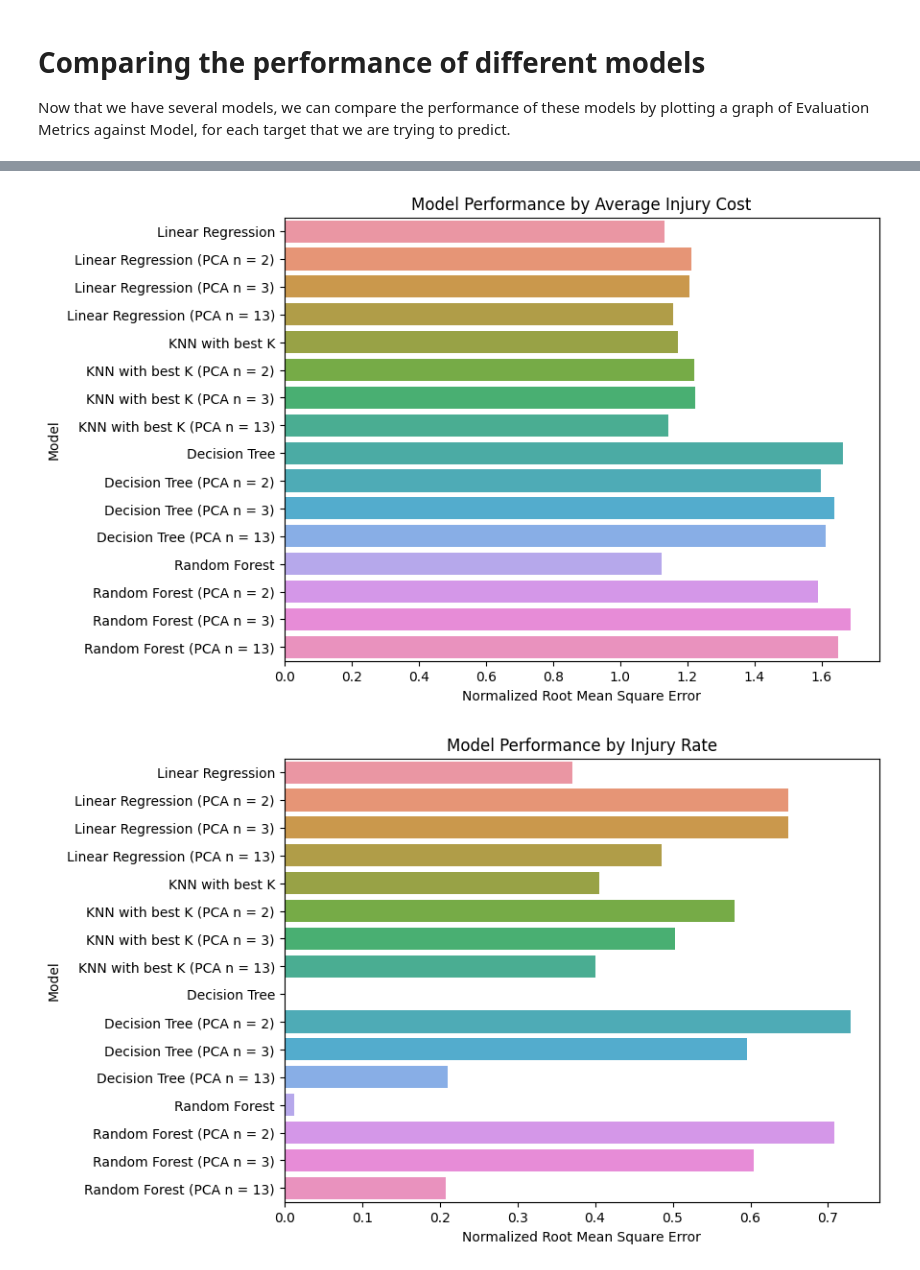
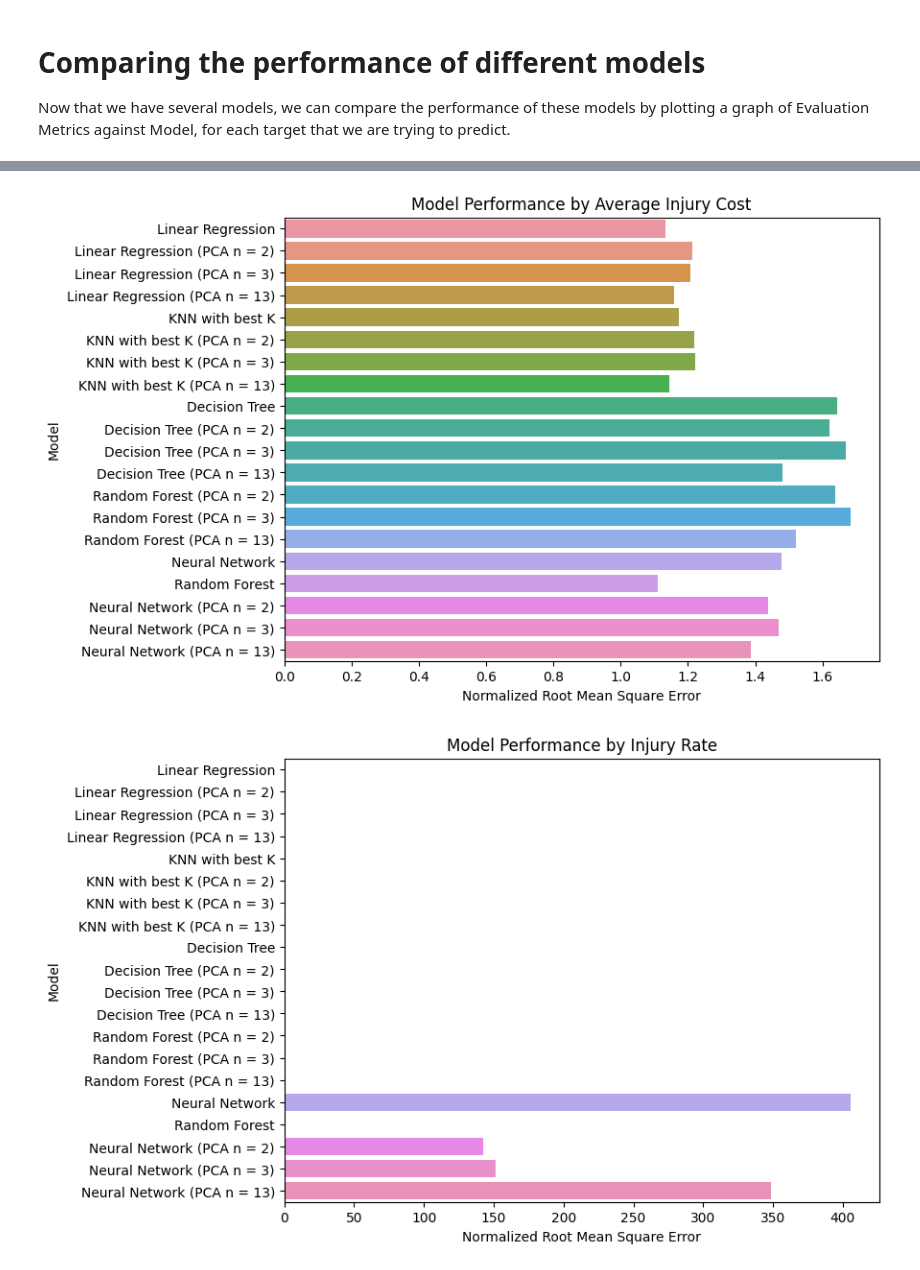
Before and after one commit to tsumian/MA4199-Injury-Prediction, a Jupyter notebook: ma4199-predictive-model.ipynb, the cells around one changed output, grey strips where cells are left out. Saved outputs shown, nothing was run; the diff lists cells and outputs as text; code cells hidden in the pictures.

Commit message:
Kaggle Notebook | MA4199 Predictive Model | Version 7

```diff
--- a/ma4199-predictive-model.ipynb
+++ b/ma4199-predictive-model.ipynb
@@ -943,0 +988,4 @@ for x_metric in x_metrics:
+# %%
+for target in targets:
+    mse, mae, nrmse, r2 = use_optimised_nn_model(outfield_pca3_X_train, outfield_y_train, outfield_pca3_X_test, outfield_y_test, target)
+    add_evaluation_metrics('Neural Network (PCA n = 3)', target, mse, mae, nrmse, r2)
@@ -943,0 +1010,4 @@ for x_metric in x_metrics:
+# %%
+for target in targets:
+    mse, mae, nrmse, r2 = use_optimised_nn_model(outfield_pca13_X_train, outfield_y_train, outfield_pca13_X_test, outfield_y_test, target)
+    add_evaluation_metrics('Neural Network (PCA n = 13)', target, mse, mae, nrmse, r2)
@@ -944,6 +1032,6 @@ for x_metric in x_metrics:
 # %%
-# nn_results_df = get_nn_error_rates(outfield_X_train, outfield_y_train, outfield_X_test, outfield_y_test, target)
-# nn_results_df.to_csv('nn_results.csv', index=False)
+nn_results_df = get_nn_error_rates(outfield_X_train, outfield_y_train, outfield_X_test, outfield_y_test, target)
+nn_results_df.to_csv('nn_results.csv', index=False)
 # %%
 pca2_nn_results_df = get_nn_error_rates(outfield_pca2_X_train, outfield_y_train, outfield_pca2_X_test, outfield_y_test, target)
 pca2_nn_results_df.to_csv('pca2_nn_results.csv', index=False)
@@ -979,3 +1095,6 @@ def plot_model_comparison(df, x, target):
     plt.xlabel(f'{x}')
     plt.ylabel('Model')
     plt.show()
+# %%
+for target in targets:
+    plot_model_comparison(eval_metrics_df, 'Mean Square Error', target)
@@ -982,4 +1107,4 @@ def plot_model_comparison(df, x, target):
 # %%
 for target in targets:
-    plot_model_comparison(model_performance_df, 'Normalized Root Mean Square Error', target)
+    plot_model_comparison(eval_metrics_df, 'Normalized Root Mean Square Error', target)
 # %% [output]
@@ -989,2 +1114,2 @@ for target in targets:
-[figure, old version]
+[figure, new version]
-[figure, old version]
+[figure, new version]
```
Also changed, not shown: parts of 18 cells of this notebook.
